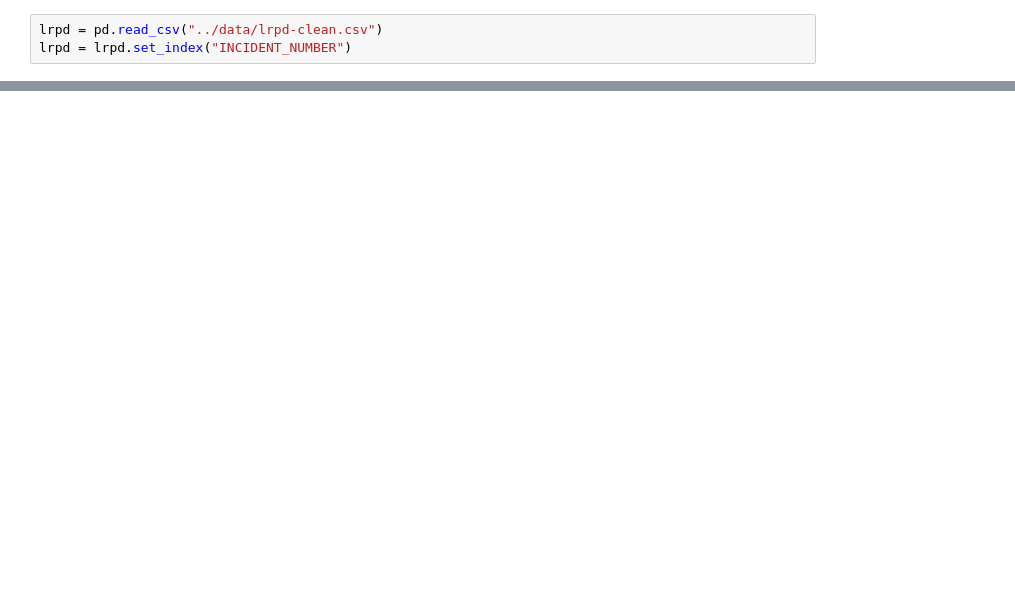
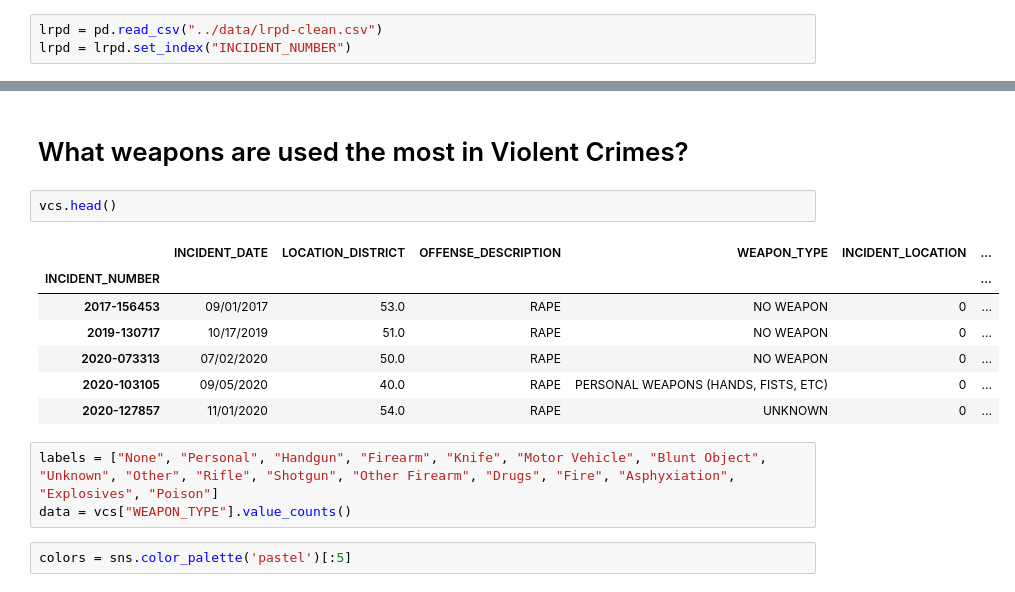
Before and after one commit to ATU-TechAI-Research-Hub/little-rock-crime, a Jupyter notebook: jupyter-notebooks/2_exploratory_analysis_cj_2022-10-24.ipynb, the cells around one changed output, grey strips where cells are left out. Cells and saved outputs as stored; diff of their text form; blank space fills up the shorter version.

```diff
--- a/jupyter-notebooks/2_exploratory_analysis_cj_2022-10-24.ipynb
+++ b/jupyter-notebooks/2_exploratory_analysis_cj_2022-10-24.ipynb
@@ -109,0 +47,17 @@ plt.show()
+# %% [markdown]
+# What weapons are used the most in Violent Crimes?
+# %%
+vcs.head()
+# %% [output]
+|  | INCIDENT_DATE | LOCATION_DISTRICT | OFFENSE_DESCRIPTION | WEAPON_TYPE | INCIDENT_LOCATION | ... |
+| INCIDENT_NUMBER |  |  |  |  |  | ... |
+| 2017-156453 | 09/01/2017 | 53.0 | RAPE | NO WEAPON | 0 | ... |
+| 2019-130717 | 10/17/2019 | 51.0 | RAPE | NO WEAPON | 0 | ... |
+| 2020-073313 | 07/02/2020 | 50.0 | RAPE | NO WEAPON | 0 | ... |
+| 2020-103105 | 09/05/2020 | 40.0 | RAPE | PERSONAL WEAPONS (HANDS, FISTS, ETC) | 0 | ... |
+| 2020-127857 | 11/01/2020 | 54.0 | RAPE | UNKNOWN | 0 | ... |
+# %%
+labels = ["None", "Personal", "Handgun", "Firearm", "Knife", "Motor Vehicle", "Blunt Object", "Unknown", "Other", "Rifle", "Shotgun", "Other Firearm", "Drugs", "Fire", "Asphyxiation", "Explosives", "Poison"]
+data = vcs["WEAPON_TYPE"].value_counts()
+# %%
+colors = sns.color_palette('pastel')[:5]
```
Also changed, not shown: parts of 17 cells of this notebook, 1 other file.
